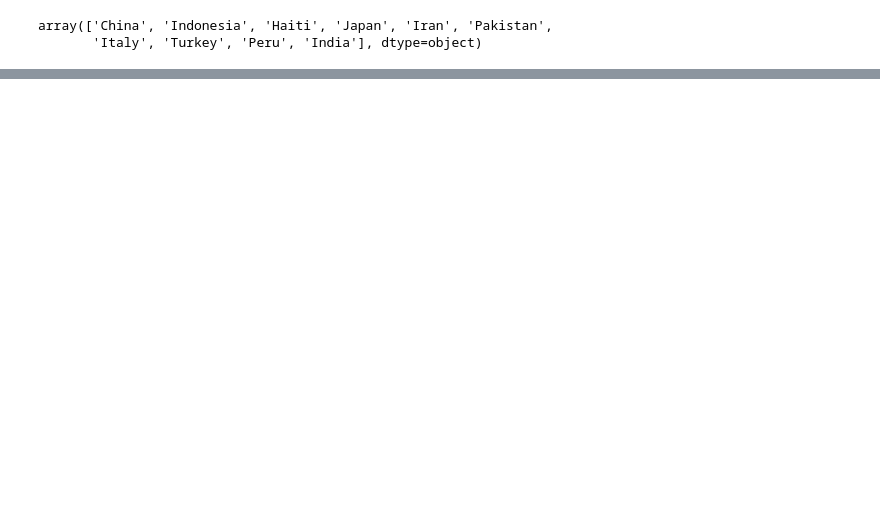
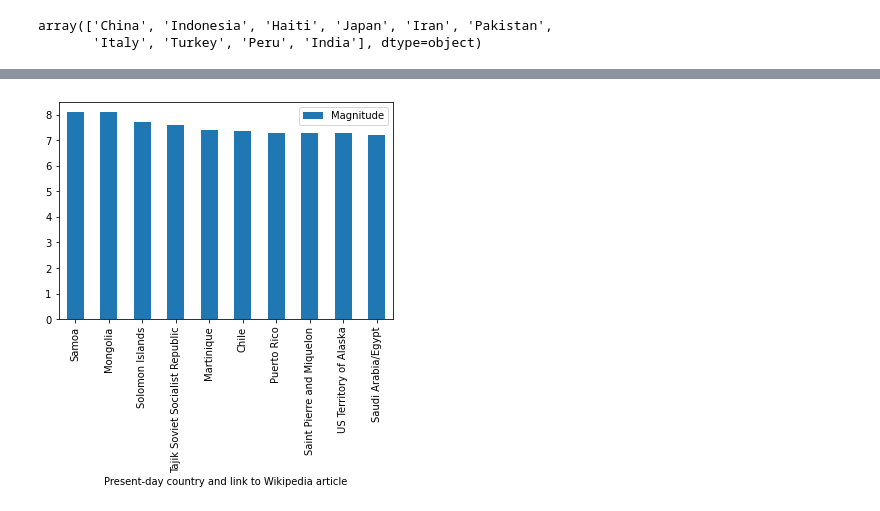
Before and after one commit to nss-data-science-cohort-4/dq3-earthquakes-down-to-earth, a Jupyter notebook: pt1analysis.ipynb, the cells around one changed output, grey strips where cells are left out. Saved outputs shown, nothing was run; the diff lists cells and outputs as text; code cells hidden in the pictures; blank space fills up the shorter version.

```diff
--- a/pt1analysis.ipynb
+++ b/pt1analysis.ipynb
@@ -34,5 +69,6 @@ top_10_deadly = deadliest_quakes.head(10)
 # %%
-strongest_quakes = clean_earthquake.groupby('Present-day country and link to Wikipedia article').agg('mean').reset_index().drop(['Deaths','PDE Shaking Deaths','PDE Total Deaths','Utsu Total Deaths','EM-DAT Total Deaths','Other Source Deaths'], axis=1)
+strongest_quakesavg = clean_earthquake.groupby('Present-day country and link to Wikipedia article').agg('mean').reset_index().drop(['Deaths','PDE Shaking Deaths','PDE Total Deaths','Utsu Total Deaths','EM-DAT Total Deaths','Other Source Deaths'], axis=1)
 # %%
-strongest_quakes = strongest_quakes.sort_values('Magnitude', ascending=False)
-top_10_strong = strongest_quakes.head(10)
+strongest_quakesavg = strongest_quakesavg.sort_values('Magnitude', ascending=False)
+top_10_strongavg = strongest_quakesavg.head(10)
+top_10_strongavg
@@ -71,0 +108,4 @@ array(['Samoa', 'Mongolia', 'Solomon Islands',
+# %%
+strongavg_bar = top_10_strongavg.plot(kind='bar',x='Present-day country and link to Wikipedia article',y='Magnitude');
+# %% [output]
+[figure, added]
```
Also changed, not shown: parts of 16 cells of this notebook.
